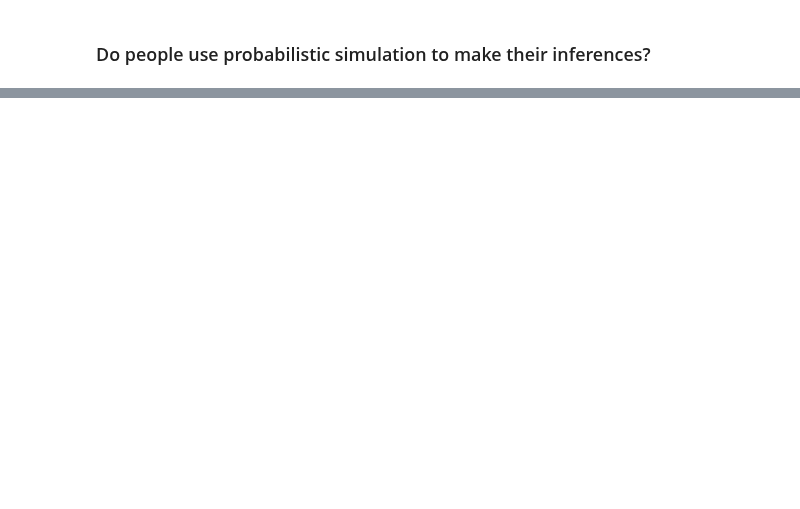
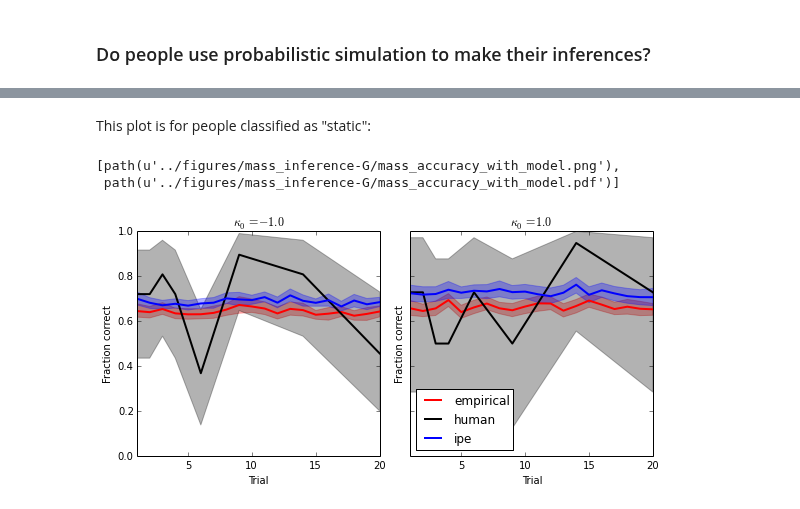
Before and after one commit to berkeley-cocosci/mass-inference, a Jupyter notebook: analysis/mass-inference.ipynb, the cells around one changed output, grey strips where cells are left out. Drawn from its saved outputs; the diff is of its cells as text; code cells hidden in the pictures; blank space fills up the shorter version.

```diff
--- a/analysis/mass-inference.ipynb
+++ b/analysis/mass-inference.ipynb
@@ -223,0 +222,8 @@ So, it would seem that while most participants do integrate information about ma
+# %% [markdown]
+This plot is for people classified as "static":
+# %%
+plots.mass_accuracy_with_model.plot_class('static', results_path, fig_path)
+# %% [output]
+[path(u'../figures/mass_inference-G/mass_accuracy_with_model.png'),
+ path(u'../figures/mass_inference-G/mass_accuracy_with_model.pdf')]
+[figure, added]
```
Also changed, not shown: parts of 18 cells of this notebook, 9 other files.
